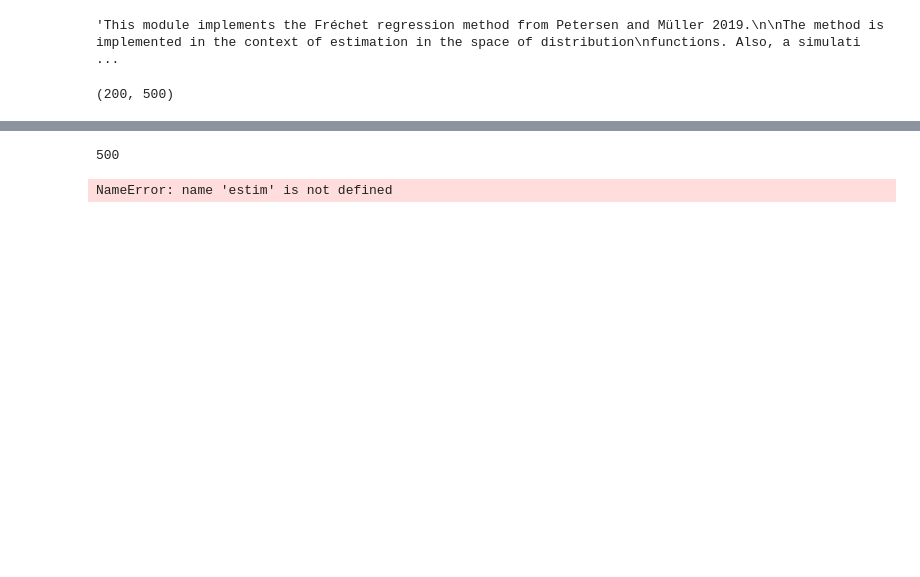
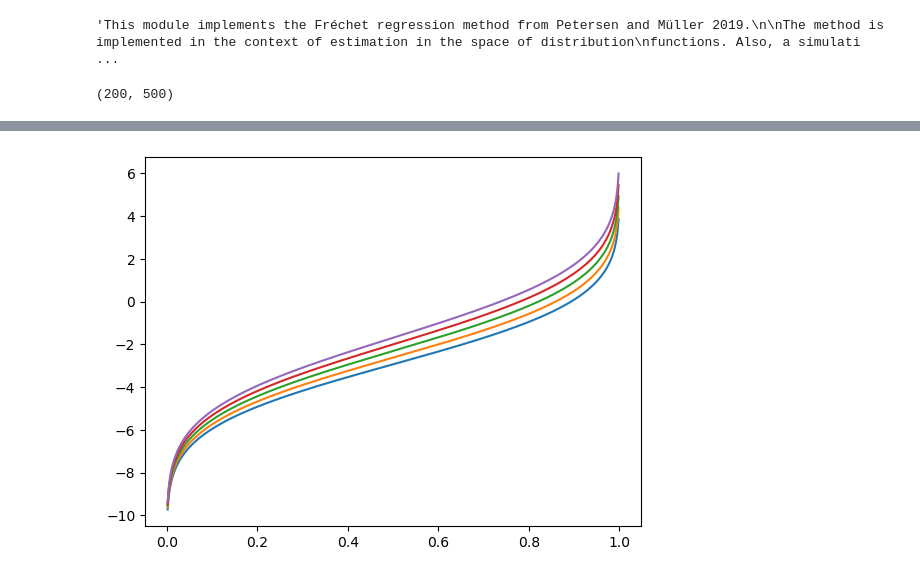
Before and after one commit to mirkimirk/thesis_frechet_fda, a Jupyter notebook: src/frechet_fda/simulation_and_frechet_method.ipynb, the cells around one changed output, grey strips where cells are left out. Saved outputs shown, nothing was run; the diff lists cells and outputs as text; code cells hidden in the pictures; blank space fills up the shorter version.

Commit message:
Did a plot.

```diff
--- a/src/frechet_fda/simulation_and_frechet_method.ipynb
+++ b/src/frechet_fda/simulation_and_frechet_method.ipynb
@@ -98,20 +95,22 @@ def solve_qp(x_grid, u):
     qp_g = np.identity(grid_size)   # make sure P is symmetric
     qp_c = np.eye(grid_size, grid_size-1, k=-1) - np.eye(grid_size, grid_size-1)
     qp_b = np.zeros(grid_size-1)
+    estimates = []
     for x in x_grid:
         qp_a = qf_tilde(qfs, x, predictor)
-        if np.all(qp_a[1:] - qp_a[:-1] > 0):
+        constraints_check = qp_a[1:] - qp_a[:-1]
+        # remove nans
+        constraints_check = constraints_check[~np.isnan(constraints_check)]
+        if np.all(constraints_check > 0):
             solution = qp_a
         else:
-            solution = quadprog.solve_qp(qp_g, qp_a, qp_c, qp_b)
-        estim = Function(u, solution[0])
+            solution = quadprog.solve_qp(qp_g, qp_a, qp_c, qp_b)[0]
+        estimates.append(Function(u, solution))
+    return estimates
-# %%
-grid_size
-# %% [output]
-500
 # %%
-solve_qp(x_grid, u)
+estimates = solve_qp(x_grid, u)
-# %%
-estim.plot()
-# %% [output]
-NameError: name 'estim' is not defined
+# %%
+for func in estimates[:5]:
+    plt.plot(func.x, func.y)
+# %% [output]
+[figure, added]
```
Also changed, not shown: parts of 6 cells of this notebook.
